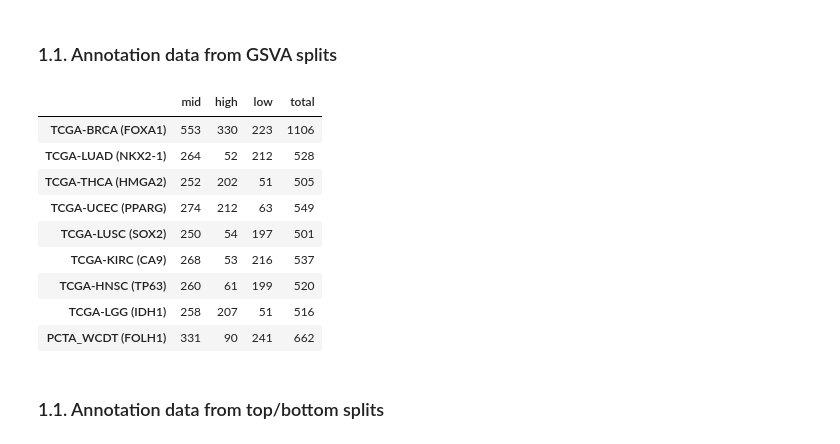
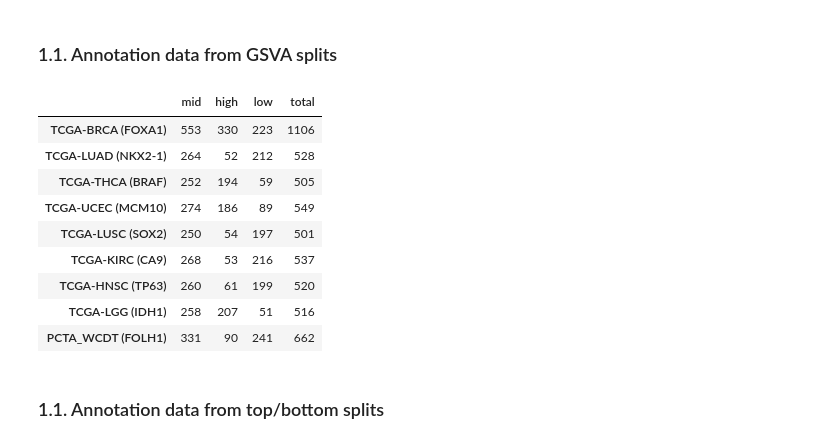
Before and after one commit to CarlosUziel/goi-strat, a Jupyter notebook: notebooks/methods_comparison.ipynb, the cells around one changed output. Drawn from its saved outputs; the diff is of its cells as text; code cells hidden in the pictures.

Commit message:
refactor(biomarkers): update list of biomarkers for all datasets

```diff
--- a/notebooks/methods_comparison.ipynb
+++ b/notebooks/methods_comparison.ipynb
@@ -27,15 +27,15 @@ sys.path.insert(0, src_path)
 ROOT: Path = Path("/mnt/d/phd_data/")
 MSIGDB_CATS: Iterable[str] = ("H", *[f"C{i}" for i in range(1, 9)])
 DATASETS_MARKERS: Dict[str, str] = {
-    "TCGA-BRCA": "FOXA1",
-    "TCGA-LUAD": "NKX2-1",
-    "TCGA-THCA": "HMGA2",
-    "TCGA-UCEC": "PPARG",
-    "TCGA-LUSC": "SOX2",
-    "TCGA-KIRC": "CA9",
-    "TCGA-HNSC": "TP63",
-    "TCGA-LGG": "IDH1",
-    "PCTA_WCDT": "FOLH1",
+    "TCGA-BRCA": "FOXA1",  # https://www.sciencedirect.com/science/article/abs/pii/S0960977616000242
+    "TCGA-LUAD": "NKX2-1",  # https://www.nature.com/articles/nature09881
+    "TCGA-THCA": "BRAF",  # https://www.frontiersin.org/journals/endocrinology/articles/10.3389/fendo.2024.1372553/full
+    "TCGA-UCEC": "MCM10",  # https://onlinelibrary.wiley.com/doi/full/10.1111/jcmm.17772
+    "TCGA-LUSC": "SOX2",  # https://www.cell.com/cancer-cell/fulltext/S1535-6108(16)30436-6
+    "TCGA-KIRC": "CA9",  # https://www.sciencedirect.com/science/article/abs/pii/S0959804910006982
+    "TCGA-HNSC": "TP63",  # https://aacrjournals.org/mcr/article/17/6/1279/270274/Loss-of-TP63-Promotes-the-Metastasis-of-Head-and
+    "TCGA-LGG": "IDH1",  # https://www.neurology.org/doi/abs/10.1212/wnl.0b013e3181f96282
+    "PCTA_WCDT": "FOLH1",  # https://www.nature.com/articles/nrurol.2016.26
 }
 PERCENTILES: Iterable[int] = (10, 15, 20, 25, 30)
 PERC_SAMPLES: Dict[str, int] = {
@@ -69,20 +69,25 @@ MULTI_DATASET_PATH.mkdir(parents=True, exist_ok=True)
 # %%
 group_counts_gsva = {}
 for dataset, marker in DATASETS_MARKERS.items():
     data_root = ROOT.joinpath(f"{dataset}_{marker}")
-    annot_df = pd.read_csv(data_root.joinpath("data").joinpath(f"samples_annotation_{marker}_gsva.csv"), index_col=0)
-    group_counts_gsva[dataset + f" ({marker})"] = annot_df[f"{marker}_level"].value_counts().to_dict()
+    annot_df = pd.read_csv(
+        data_root.joinpath("data").joinpath(f"samples_annotation_{marker}_gsva.csv"),
+        index_col=0,
+    )
+    group_counts_gsva[dataset + f" ({marker})"] = (
+        annot_df[f"{marker}_level"].value_counts().to_dict()
+    )
     group_counts_gsva[dataset + f" ({marker})"].update({"total": len(annot_df)})
 
 group_counts_gsva_df = pd.DataFrame(group_counts_gsva).T
 group_counts_gsva_df.to_csv(MULTI_DATASET_PATH.joinpath("group_counts_gsva_df.csv"))
 display(group_counts_gsva_df)
 # %% [output]
 |  | mid | high | low | total |
 | TCGA-BRCA (FOXA1) | 553 | 330 | 223 | 1106 |
 | TCGA-LUAD (NKX2-1) | 264 | 52 | 212 | 528 |
-| TCGA-THCA (HMGA2) | 252 | 202 | 51 | 505 |
-| TCGA-UCEC (PPARG) | 274 | 212 | 63 | 549 |
+| TCGA-THCA (BRAF) | 252 | 194 | 59 | 505 |
+| TCGA-UCEC (MCM10) | 274 | 186 | 89 | 549 |
 | TCGA-LUSC (SOX2) | 250 | 54 | 197 | 501 |
 | TCGA-KIRC (CA9) | 268 | 53 | 216 | 537 |
 | TCGA-HNSC (TP63) | 260 | 61 | 199 | 520 |
```
Also changed, not shown: parts of 11 cells of this notebook, 6 other files.
